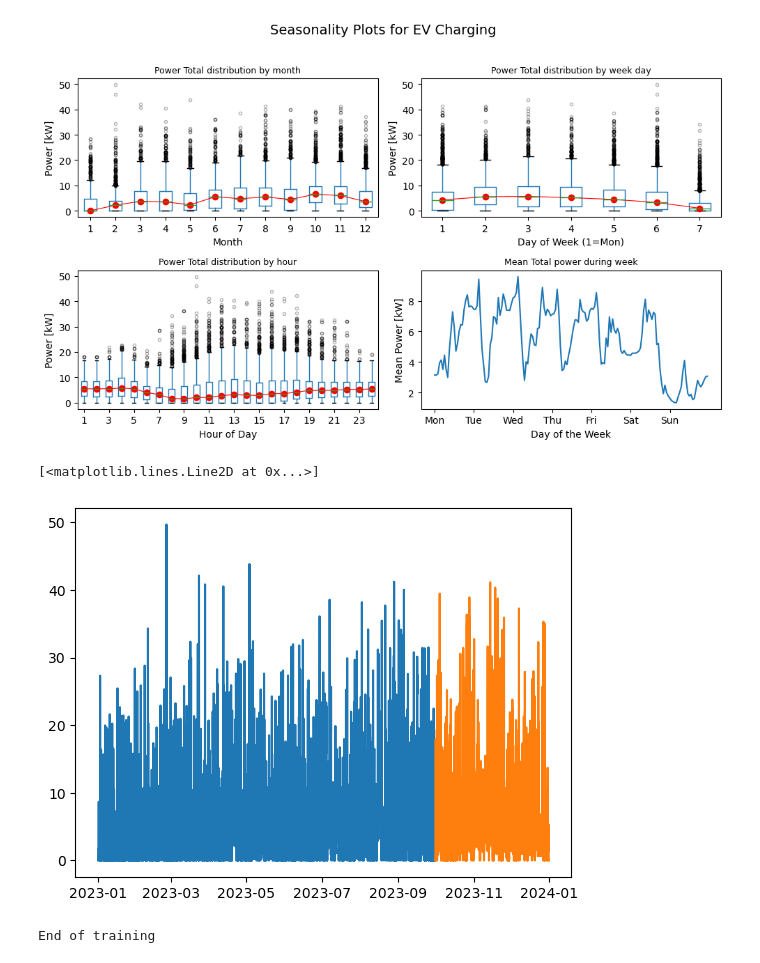
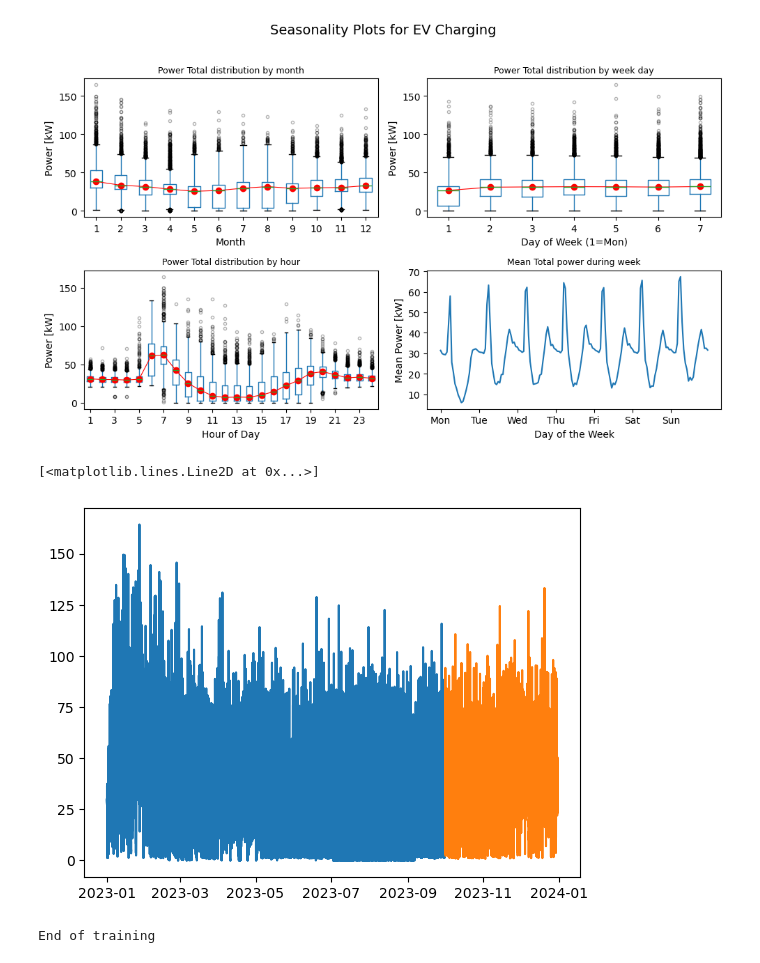
Before and after one commit to SpongeStark/Pre-PhD, a Jupyter notebook: demo/Train_SM_CONSO.ipynb, the cells around one changed output. Saved outputs shown, nothing was run; the diff lists cells and outputs as text; code cells hidden in the pictures.

```diff
--- a/demo/Train_SM_CONSO.ipynb
+++ b/demo/Train_SM_CONSO.ipynb
@@ -33 +34,11 @@ df_act = df[year]
+# %%
+df_act['c_gen'] = df_act["0_ELEC : Total Fournisseur mesuré (06)"]
+df_act["Date_utc"] = pd.to_datetime(
+    df_act["Date"],
+    format="%Y-%m-%d %H:%M"
+)-pd.Timedelta(hours=1)
+
+df_act['offset'] = (df_act["Date_utc"].dt.tz_localize("UTC").dt.tz_convert("Europe/Paris").dt.tz_localize(None) - df_act["Date_utc"]).dt.total_seconds()//3600
+df_act.drop(columns=["Date"], inplace=True)
+df_act = df_act.rename(columns={"Date_utc":"Date"})
 # %%
@@ -59,36 +49,36 @@ df_ev
 # %%
 # Assuming df_ev is your dataframe from previous cells
-df_ev = convert_for_EV(df)
+
 fig, axs = plt.subplots(2, 2, figsize=(10, 6), sharex=False, sharey=False)
 axs = axs.ravel()
 
 # 1. Users distribution by month
-df_ev['month'] = df_ev['Time'].dt.month  # Added .dt
-df_ev.boxplot(column='Total', by='month', ax=axs[0], flierprops={'markersize': 3, 'alpha': 0.3})
-df_ev.groupby('month')['Total'].median().plot(style='o-', linewidth=0.8, ax=axs[0], color='red')
+df_act['month'] = df_act['Date'].dt.month  # Added .dt
+df_act.boxplot(column='c_gen', by='month', ax=axs[0], flierprops={'markersize': 3, 'alpha': 0.3})
+df_act.groupby('month')['c_gen'].median().plot(style='o-', linewidth=0.8, ax=axs[0], color='red')
 axs[0].set_ylabel('Power [kW]') # Standardized label
 axs[0].set_xlabel('Month')
 axs[0].set_title('Power Total distribution by month', fontsize=9)
 
 # 2. Users distribution by week day
-df_ev['week_day'] = df_ev['Time'].dt.dayofweek + 1  # Added .dt and changed to dayofweek
-df_ev.boxplot(column='Total', by='week_day', ax=axs[1], flierprops={'markersize': 3, 'alpha': 0.3})
-df_ev.groupby('week_day')['Total'].median().plot(style='o-', linewidth=0.8, ax=axs[1], color='red')
+df_act['week_day'] = df_act['Date'].dt.dayofweek + 1  # Added .dt and changed to dayofweek
+df_act.boxplot(column='c_gen', by='week_day', ax=axs[1], flierprops={'markersize': 3, 'alpha': 0.3})
+df_act.groupby('week_day')['c_gen'].median().plot(style='o-', linewidth=0.8, ax=axs[1], color='red')
 axs[1].set_ylabel('Power [kW]')
 axs[1].set_xlabel('Day of Week (1=Mon)')
 axs[1].set_title('Power Total distribution by week day', fontsize=9)
 
 # 3. Users distribution by the hour of the day
-df_ev['hour_day'] = df_ev['Time'].dt.hour + 1  # Added .dt
-df_ev.boxplot(column='Total', by='hour_day', ax=axs[2], flierprops={'markersize': 3, 'alpha': 0.3})
-df_ev.groupby('hour_day')['Total'].median().plot(style='o-', linewidth=0.8, ax=axs[2], color='red')
+df_act['hour_day'] = df_act['Date'].dt.hour + 1  # Added .dt
+df_act.boxplot(column='c_gen', by='hour_day', ax=axs[2], flierprops={'markersize': 3, 'alpha': 0.3})
+df_act.groupby('hour_day')['c_gen'].median().plot(style='o-', linewidth=0.8, ax=axs[2], color='red')
 axs[2].set_ylabel('Power [kW]')
 axs[2].set_xlabel('Hour of Day')
 axs[2].set_title('Power Total distribution by hour', fontsize=9)
 axs[2].set_xticks(range(1, 25, 2))
 
 # 4. Users distribution by week day and hour of the day
-mean_day_hour = df_ev.groupby(["week_day", "hour_day"])["Total"].mean()
+mean_day_hour = df_act.groupby(["week_day", "hour_day"])["c_gen"].mean()
 # Reset index to make plotting a continuous line easier
 mean_day_hour.values
 axs[3].plot(mean_day_hour.values) # Plotting the raw values as a continuous line
@@ -108,18 +98,17 @@ fig.tight_layout()
 plt.savefig("seasonality_plot.pdf", dpi=300, bbox_inches='tight')
 plt.show()
 # %% [output]
-[figure, old version]
+[figure, new version]
 # %%
-initial = df_ev.index[df_ev['Time'] == pd.Timestamp('2023-10-01 01:00:00', tz='Europe/Paris').tz_convert("UTC").tz_localize(None)][0]
+initial = df_act.index[df_act['Date'] == pd.Timestamp('2023-10-01 01:00:00', tz='Europe/Paris').tz_convert("UTC").tz_localize(None)][0]
 
-df_train = df_ev.iloc[:initial]
-df_test = df_ev.iloc[initial:]
-
-plt.plot(df_train.Time.dt.tz_localize(None), df_train['Total'], label='Train')
-plt.plot(df_test.Time.dt.tz_localize(None), df_test['Total'], label='Test')
+df_train = df_act.iloc[:initial]
+df_test = df_act.iloc[initial:]
+plt.plot(df_train.Date.dt.tz_localize(None), df_train['c_gen'], label='Train')
+plt.plot(df_test.Date.dt.tz_localize(None), df_test['c_gen'], label='Test')
 # %% [output]
 [<matplotlib.lines.Line2D at 0x...>]
-[figure, old version]
+[figure, new version]
 # %%
 from skforecast.recursive import ForecasterRecursive
 from skforecast.preprocessing import RollingFeatures
```
Also changed, not shown: parts of 5 cells of this notebook, 1 other file.
